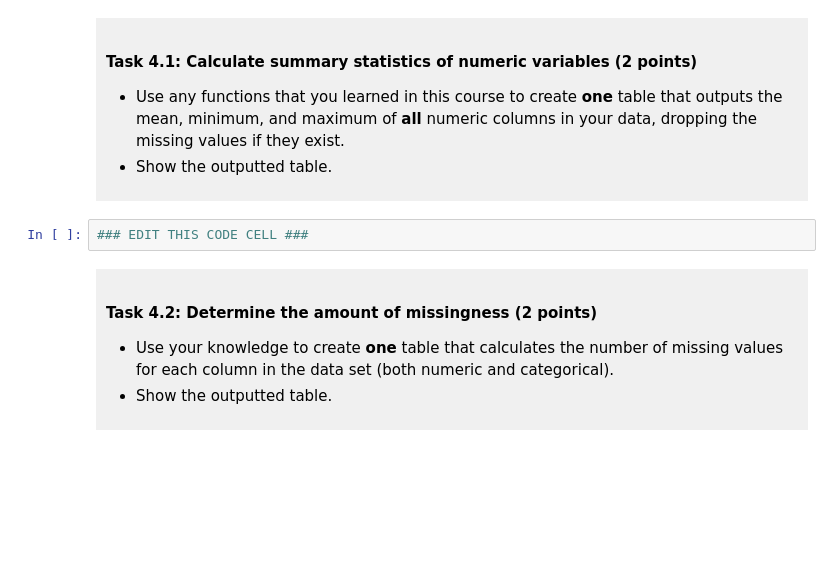
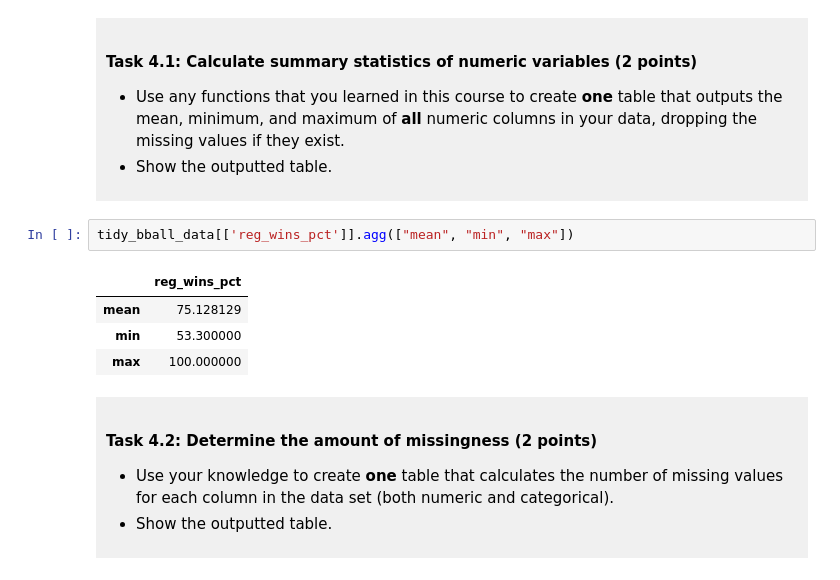
Before and after one commit to phende08/dsci-100-project-paigehenderson, a Jupyter notebook: dsci-100-project-notebook.ipynb, the cells around one changed output. Cells and saved outputs as stored; diff of their text form; blank space fills up the shorter version.

```diff
--- a/dsci-100-project-notebook.ipynb
+++ b/dsci-100-project-notebook.ipynb
@@ -235,7 +239,12 @@ You will refine your research question (if needed) and produce a tidy data set.
 
 </div>
 # %%
-### EDIT THIS CODE CELL ###
+tidy_bball_data[['reg_wins_pct']].agg(["mean", "min", "max"])
+# %% [output]
+|  | reg_wins_pct |
+| mean | 75.128129 |
+| min | 53.300000 |
+| max | 100.000000 |
 # %% [markdown]
 <div style="background-color: #f0f0f0; padding: 10px;">
 
```
Also changed, not shown: parts of 13 cells of this notebook.
